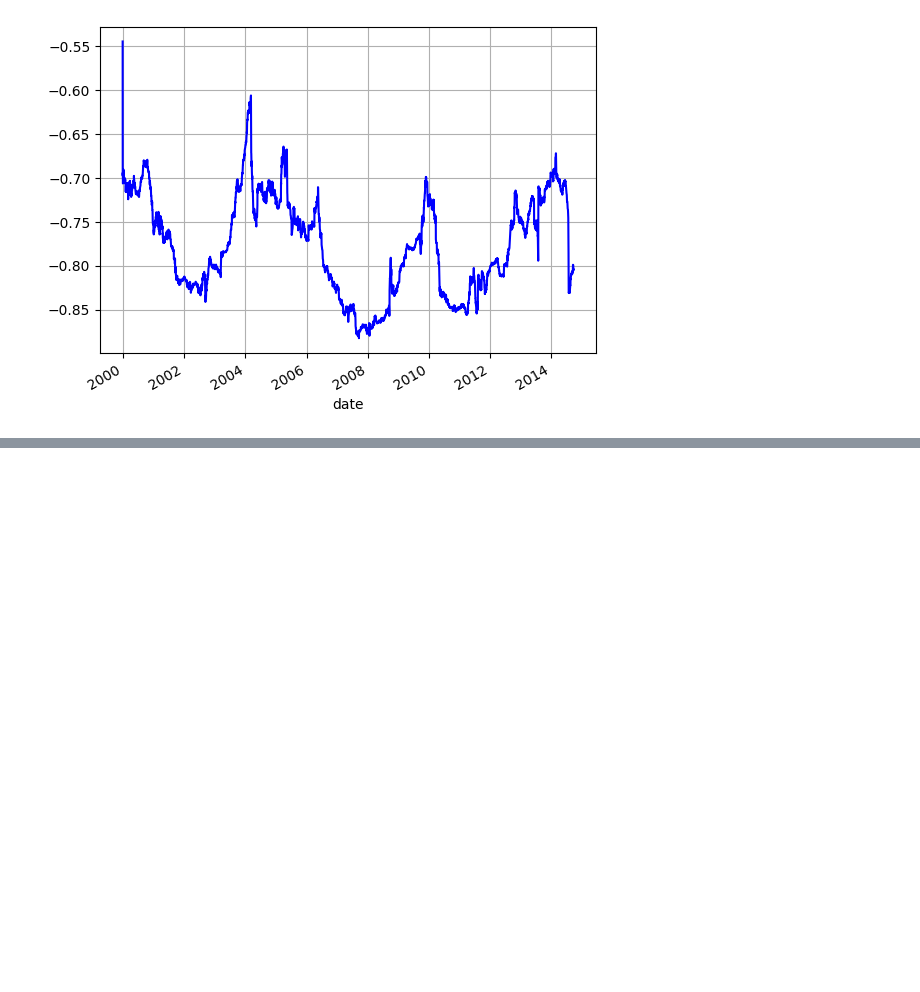
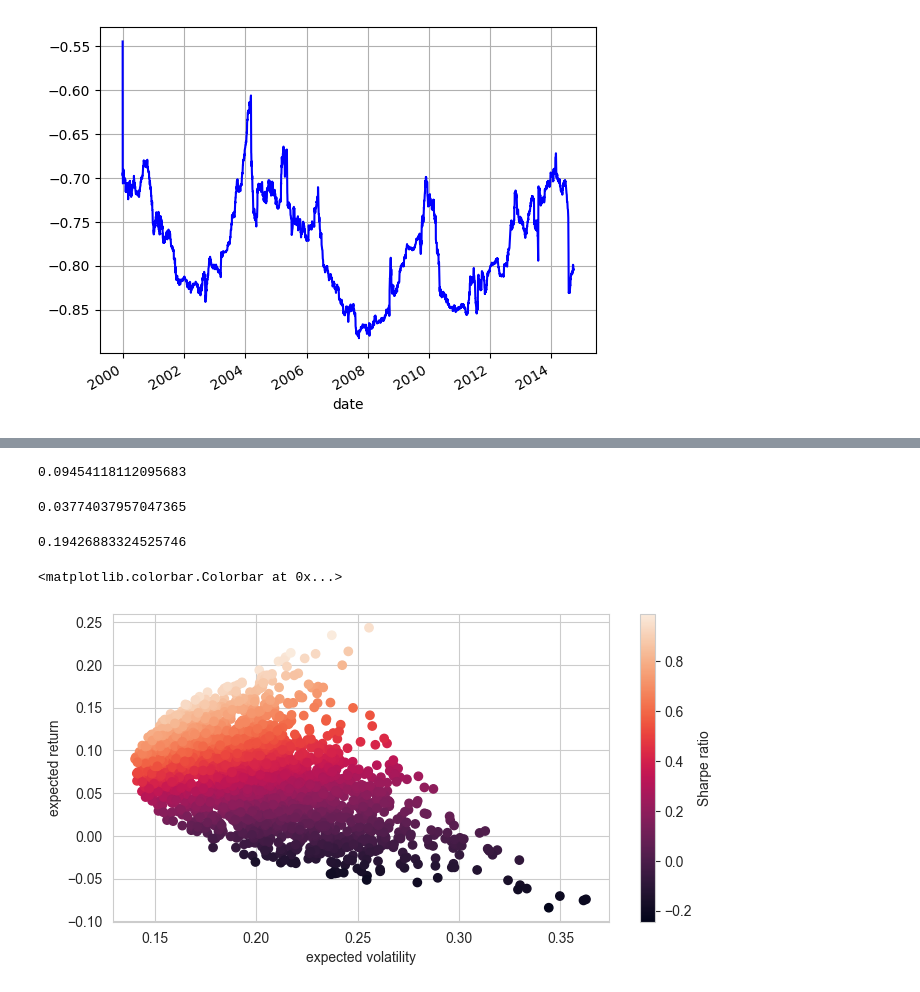
Before and after one commit to casslee1351/Finance-Portfolio, a Jupyter notebook: finance_portfolio_examples.ipynb, the cells around one changed output, grey strips where cells are left out. Drawn from its saved outputs; the diff is of its cells as text; code cells hidden in the pictures; blank space fills up the shorter version.

```diff
--- a/finance_portfolio_examples.ipynb
+++ b/finance_portfolio_examples.ipynb
@@ -337,0 +412,2 @@ rets['EUROSTOXX'].rolling(window=252).corr(rets['VSTOXX']).plot(grid=True, style
+# %%
+rets = np.log(data / data.shift(1))
@@ -337,0 +430,43 @@ rets['EUROSTOXX'].rolling(window=252).corr(rets['VSTOXX']).plot(grid=True, style
+# %%
+# only long positions assumed
+weights = np.random.random(noa)
+weights /= np.sum(weights)
+# %%
+np.sum(rets.mean() * weights) * 252
+# expected portfolio return
+# %% [output]
+0.09454118112095683
+# %%
+np.dot(weights.T, np.dot(rets.cov()*252, weights))
+# expected portfolio variance
+# %% [output]
+0.03774037957047365
+# %%
+np.sqrt(np.dot(weights.T, np.dot(rets.cov()*252, weights)))
+# expected portfolio volatility
+# %% [output]
+0.19426883324525746
+# %%
+prets = []
+pvols = []
+
+for p in range(2500):
+    weights = np.random.random(noa)
+    weights /= np.sum(weights)
+    prets.append(np.sum(rets.mean() * weights)*252)
+    pvols.append(np.sqrt(np.dot(weights.T, np.dot(rets.cov()*252, weights))))
+
+prets = np.array(prets)
+pvols = np.array(pvols)
+# %%
+plt.figure(figsize=(8, 4))
+plt.scatter(pvols, prets, c=prets / pvols, marker='o')
+plt.grid(True)
+plt.xlabel('expected volatility')
+plt.ylabel('expected return')
+plt.colorbar(label='Sharpe ratio')
+
+# assume rf = 0
+# %% [output]
+<matplotlib.colorbar.Colorbar at 0x...>
+[figure, added]
```
Also changed, not shown: parts of 28 cells of this notebook.
